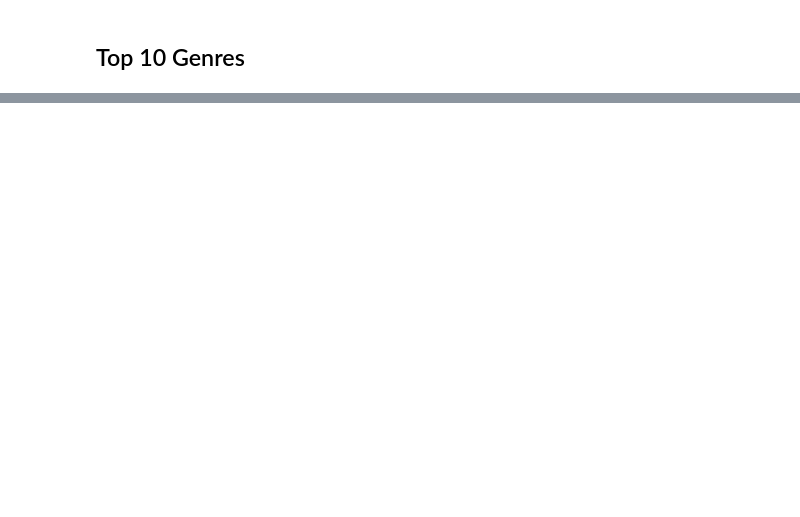
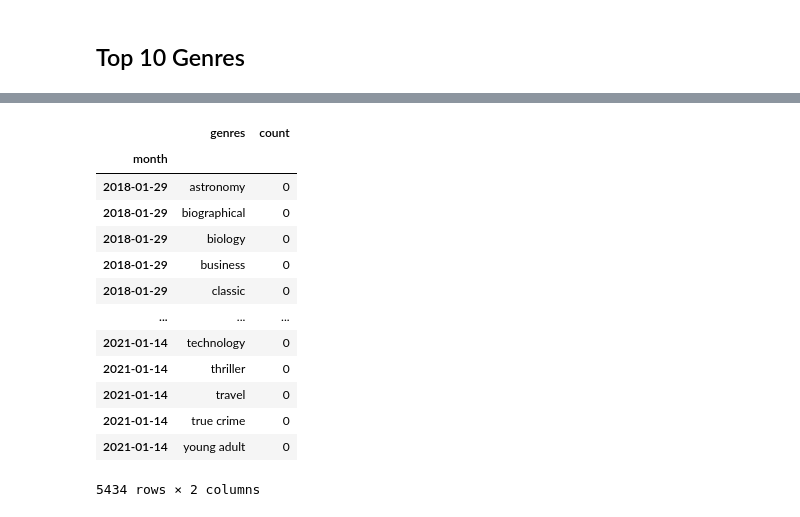
Before and after one commit to tombasche/books, a Jupyter notebook: Books.ipynb, the cells around one changed output, grey strips where cells are left out. Drawn from its saved outputs; the diff is of its cells as text; code cells hidden in the pictures; blank space fills up the shorter version.

Commit message:
Add some more calculations to view genre and delta between reads

```diff
--- a/Books.ipynb
+++ b/Books.ipynb
@@ -163,0 +196,11 @@ genre_counts.most_common(10)
+# %%
+df_dd = df.set_index('date')
+df_dd.index = pd.to_datetime(df_dd.index)
+
+df_dd['tvalue'] = df_dd.index
+df_dd['delta'] = (df_dd['tvalue']-df_dd['tvalue'].shift()).fillna(pd.Timedelta(seconds=0))
+df_dd["delta"] = df_dd['delta'].apply(lambda x: int(str(x).split(' ')[0]))
+df_dd = df_dd.drop(["rating", "genres", "tvalue"], axis=1)
+
+fig = px.line(df_dd, x=df_dd.index, y="delta", title="Time in days between each book")
+fig.show()
@@ -163,0 +225,24 @@ genre_counts.most_common(10)
+# %%
+adf = df.explode("genres").drop(["title", "author", "rating"], axis=1)
+adf = adf.set_index('date', drop=False)
+adf.index = pd.to_datetime(adf.index)
+adf = adf.groupby([pd.Grouper(freq='D'), 'genres']).count().unstack(fill_value=0).stack()
+adf.index = adf.index.rename(['month', 'genres'])
+adf = adf.reset_index().set_index("month")
+adf.columns = ['genres', 'count']
+adf
+# %% [output]
+|  | genres | count |
+| month |  |  |
+| 2018-01-29 | astronomy | 0 |
+| 2018-01-29 | biographical | 0 |
+| 2018-01-29 | biology | 0 |
+| 2018-01-29 | business | 0 |
+| 2018-01-29 | classic | 0 |
+| ... | ... | ... |
+| 2021-01-14 | technology | 0 |
+| 2021-01-14 | thriller | 0 |
+| 2021-01-14 | travel | 0 |
+| 2021-01-14 | true crime | 0 |
+| 2021-01-14 | young adult | 0 |
+5434 rows × 2 columns
```
Also changed, not shown: parts of 18 cells of this notebook.
